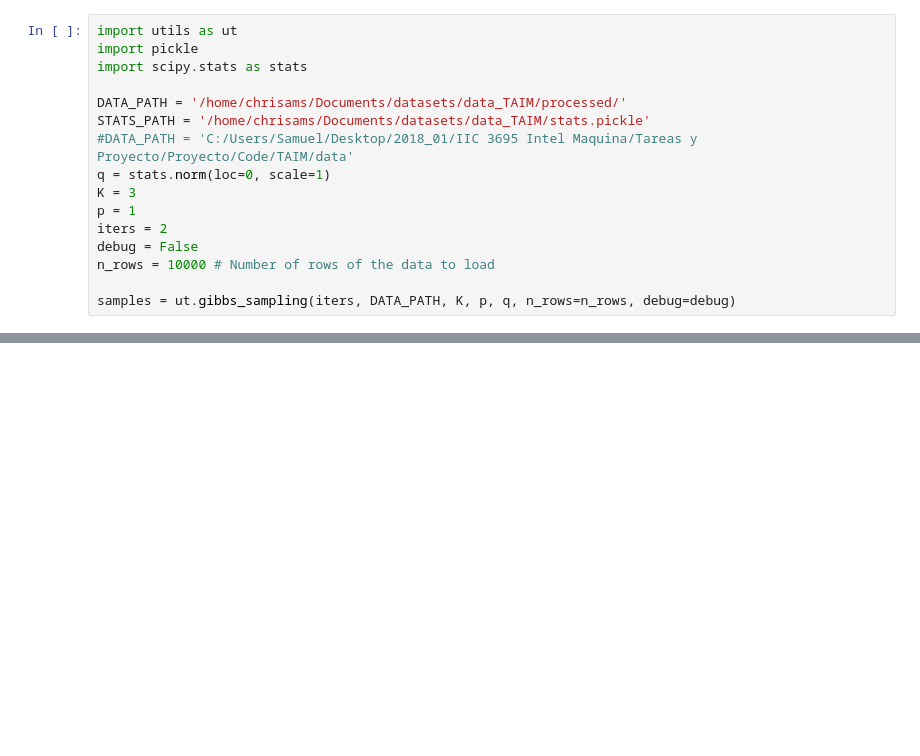
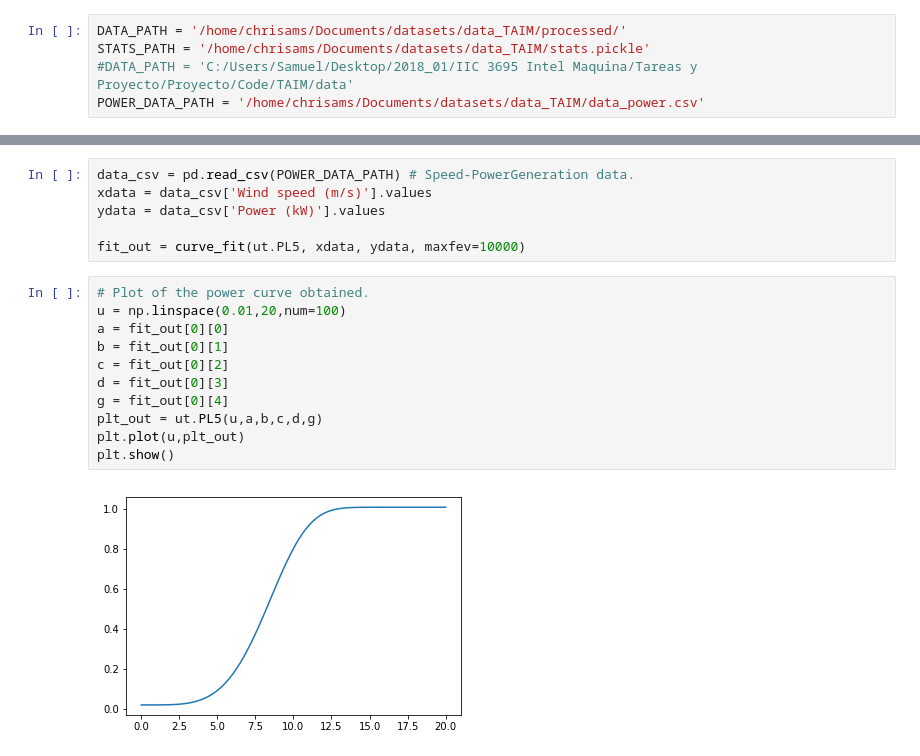
Before and after one commit to ChrisAMS/TAIM, a Jupyter notebook: Proyect - Deliver 1.ipynb, the cells around one changed output, grey strips where cells are left out. Drawn from its saved outputs; the diff is of its cells as text; blank space fills up the shorter version.

```diff
--- a/Proyect - Deliver 1.ipynb
+++ b/Proyect - Deliver 1.ipynb
@@ -23,16 +33,5 @@ En la implementación definimos una variable $\theta$ que contiene todos los par
 # %%
-import utils as ut
-import pickle
-import scipy.stats as stats
-
 DATA_PATH = '/home/chrisams/Documents/datasets/data_TAIM/processed/'
 STATS_PATH = '/home/chrisams/Documents/datasets/data_TAIM/stats.pickle'
 #DATA_PATH = 'C:/Users/Samuel/Desktop/2018_01/IIC 3695 Intel Maquina/Tareas y Proyecto/Proyecto/Code/TAIM/data'
-q = stats.norm(loc=0, scale=1)
-K = 3
-p = 1
-iters = 2
-debug = False
-n_rows = 10000 # Number of rows of the data to load
-
-samples = ut.gibbs_sampling(iters, DATA_PATH, K, p, q, n_rows=n_rows, debug=debug)
+POWER_DATA_PATH = '/home/chrisams/Documents/datasets/data_TAIM/data_power.csv'
@@ -73,0 +86,19 @@ ut.plot_series(time_series)
+# %%
+data_csv = pd.read_csv(POWER_DATA_PATH) # Speed-PowerGeneration data.
+xdata = data_csv['Wind speed (m/s)'].values
+ydata = data_csv['Power (kW)'].values
+
+fit_out = curve_fit(ut.PL5, xdata, ydata, maxfev=10000)
+# %%
+# Plot of the power curve obtained.
+u = np.linspace(0.01,20,num=100)
+a = fit_out[0][0]
+b = fit_out[0][1]
+c = fit_out[0][2]
+d = fit_out[0][3]
+g = fit_out[0][4]
+plt_out = ut.PL5(u,a,b,c,d,g)
+plt.plot(u,plt_out)
+plt.show()
+# %% [output]
+[figure, added]
```
Also changed, not shown: parts of 11 cells of this notebook, 2 other files.
